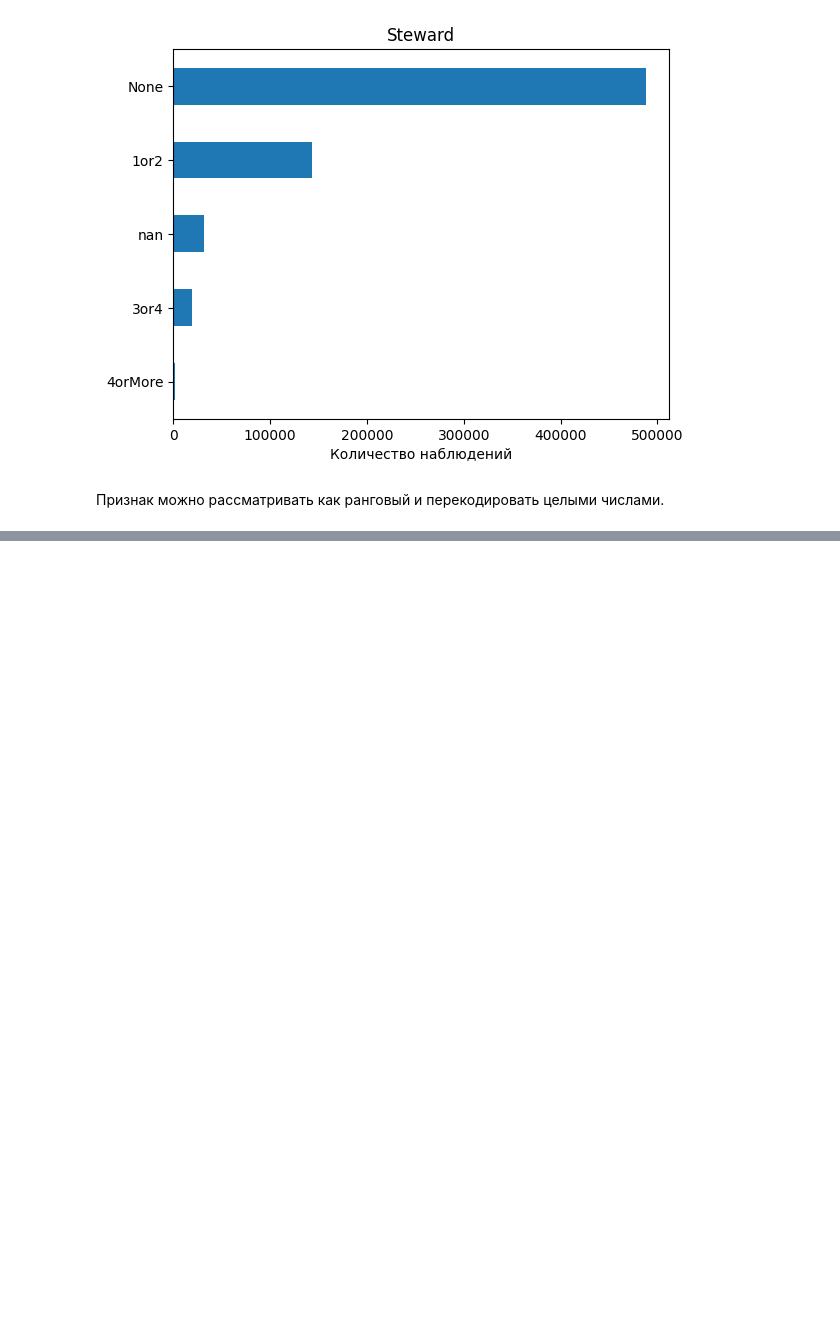
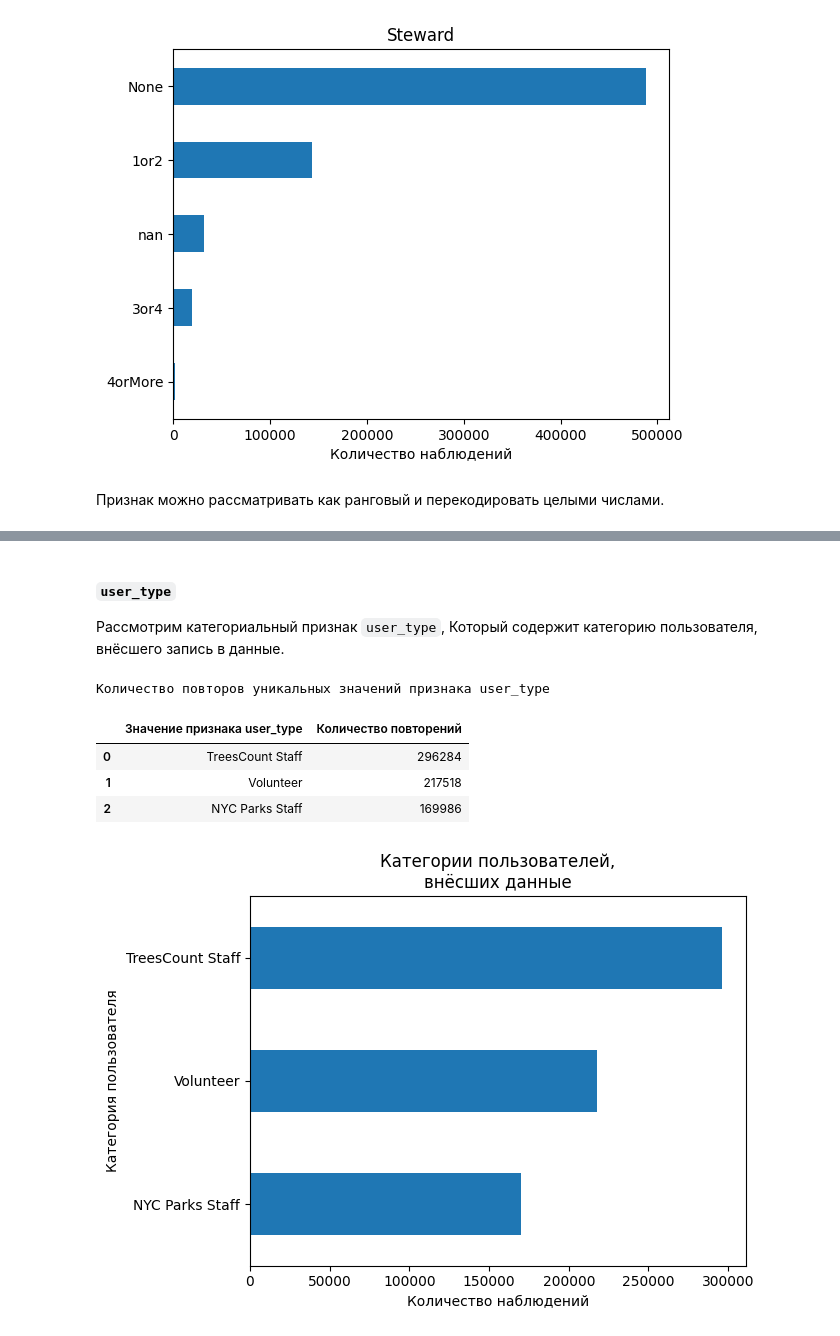
Before and after one commit to AlekseiBogachev/ny-tree-census, a Jupyter notebook: notebooks/exploratory/eda.ipynb, the cells around one changed output, grey strips where cells are left out. Saved outputs shown, nothing was run; the diff lists cells and outputs as text; code cells hidden in the pictures; blank space fills up the shorter version.

```diff
--- a/notebooks/exploratory/eda.ipynb
+++ b/notebooks/exploratory/eda.ipynb
@@ -791,0 +836,19 @@ explore_cat_feature(
+# %% [markdown]
+##### `user_type`
+Рассмотрим категориальный признак `user_type`, Который содержит категорию
+пользователя, внёсшего запись в данные.
+# %%
+explore_cat_feature(
+    data=dataset,
+    column_name="user_type",
+    title="Категории пользователей,\nвнёсших данные",
+    xlabel="Количество наблюдений",
+    ylabel="Категория пользователя",
+)
+# %% [output]
+Количество повторов уникальных значений признака user_type
+|  | Значение признака user_type | Количество повторений |
+| 0 | TreesCount Staff | 296284 |
+| 1 | Volunteer | 217518 |
+| 2 | NYC Parks Staff | 169986 |
+[figure, added]
```
Also changed, not shown: parts of 10 cells of this notebook, 2 other files.
